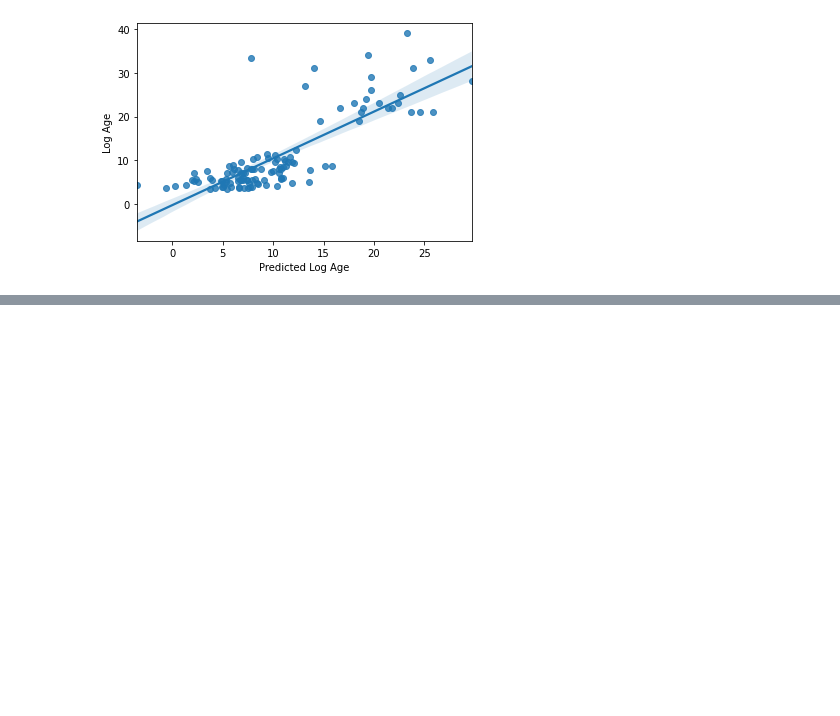
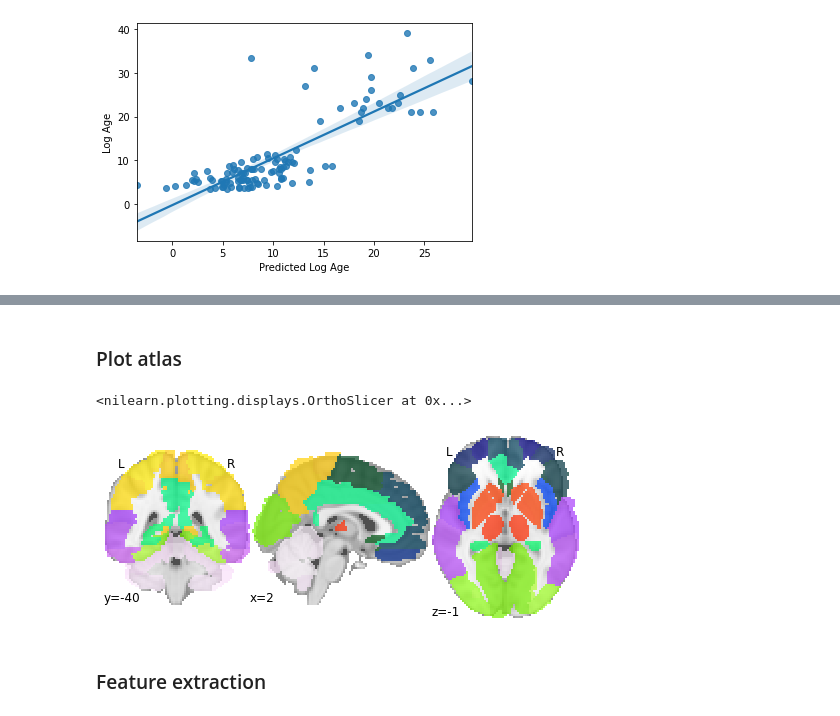
Before and after one commit to brainhack-school2020/stephaniealley_bhs2020_project, a Jupyter notebook: Command_Files/rs-fMRI_age_prediction.ipynb, the cells around one changed output, grey strips where cells are left out. Saved outputs shown, nothing was run; the diff lists cells and outputs as text; code cells hidden in the pictures; blank space fills up the shorter version.

```diff
--- a/Command_Files/rs-fMRI_age_prediction.ipynb
+++ b/Command_Files/rs-fMRI_age_prediction.ipynb
@@ -344,0 +350,4 @@ Text(0, 0.5, 'Log Age')
+# %%
+# Load atlas with 64 ROIs
+aal = datasets.fetch_atlas_aal(data_dir='../Original_Data')
+atlas_filename_aal = aal.maps
@@ -344,0 +374,9 @@ Text(0, 0.5, 'Log Age')
+# %% [markdown]
+### Plot atlas
+# %%
+plotting.plot_roi(atlas_filename_aal, draw_cross=False)
+# %% [output]
+<nilearn.plotting.displays.OrthoSlicer at 0x...>
+[figure, added]
+# %% [markdown]
+### Feature extraction
```
Also changed, not shown: parts of 20 cells of this notebook, 17 other files.
